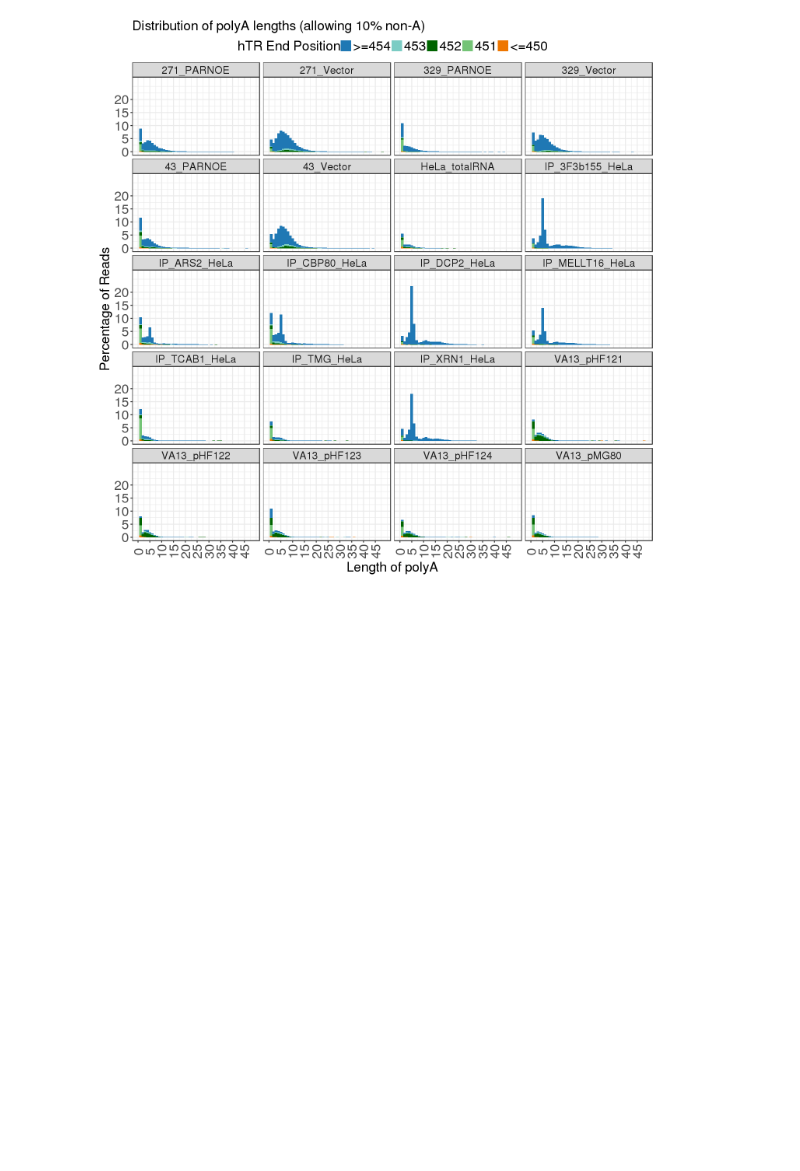
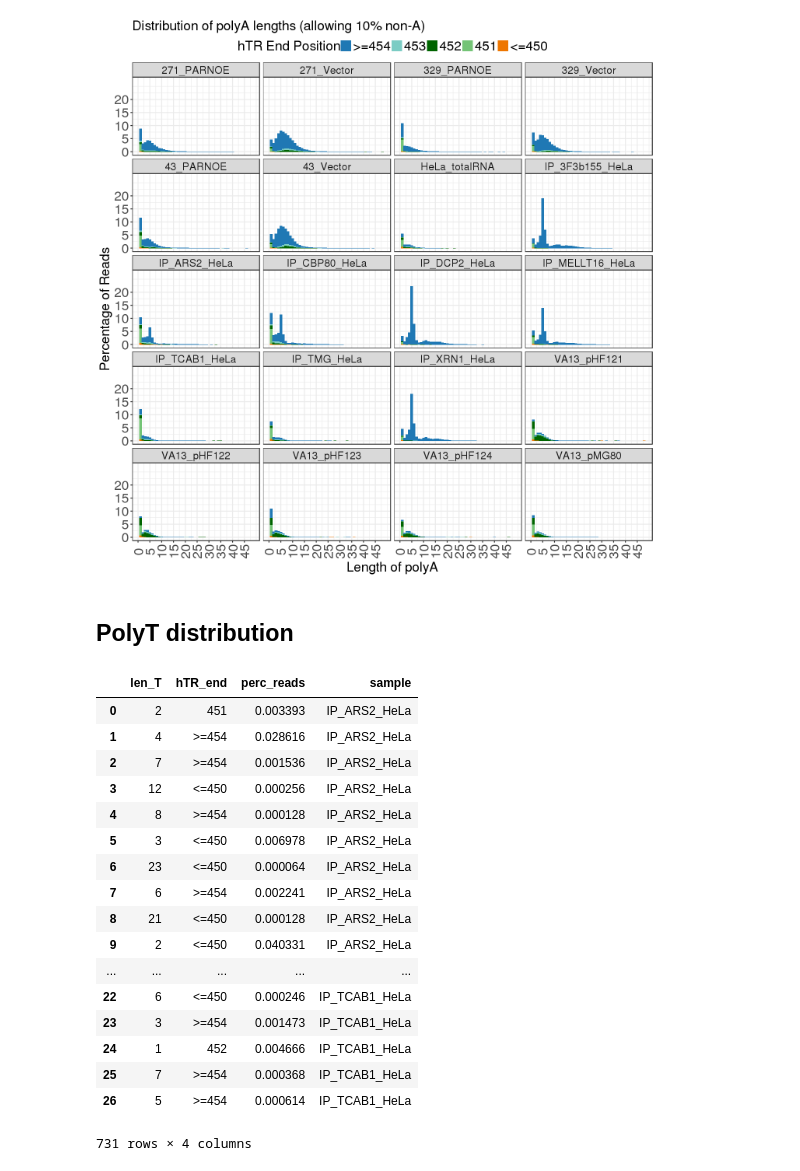
Before and after one commit to morganweichert/hTR_3prime_RACE_Analysis, a Jupyter notebook: hTR_3prime_RACE_analysis.ipynb, the cells around one changed output. Cells and saved outputs as stored; diff of their text form; code cells hidden in the pictures; blank space fills up the shorter version.

```diff
--- a/hTR_3prime_RACE_analysis.ipynb
+++ b/hTR_3prime_RACE_analysis.ipynb
@@ -420,7 +412,7 @@ primer_seq = "CAGGAAGAGGAACGGAGCGAGT" # hTR specific primer sequence
 primer = regex.compile('('+primer_seq+'){s<=2}') # allow 2 mm when searching for primer sequence
 
 
-path = "./seq_filtered_cat/" # path to reads processed in section 1.1
+path = "/home/msr/code_examples/hTR_3prime_RACE_analysis_files/processed_data/seq_filtered/" # path to reads processed in section 1.1
 for sample in os.listdir(path): # for each sample
     if re.match('.*_1\.fastq', sample): # only the forward reads (rev reads are biased to shorter versions of hTR)
 
@@ -461,7 +453,7 @@ for sample in os.listdir(path): # for each sample
                         if (match_primer and (match_primer.group()[:2] == primer_seq[:2])):
                             bc = read[:match_primer.start()] # identify barcode sequence as sequence preceding primer
 
-                        if len(bc) == 10: # barcode must be 10nt
+                        if (len(bc) == 10 and ('N' not in bc)): # barcode must be 10nt and NOT contain any Ns
                             key = (ntna, hTR_coord, bc) # this is the key for the dict:
                                                         # tuple of (ntna seq, the hTR ending coord, barcode seq)
                             hTR_bc_dict[key] += 1 # count every time this key occurs in the sample
@@ -473,7 +465,7 @@ for sample in os.listdir(path): # for each sample
         fh.close() # close fastq file
 
         # save dictonary as tsv file, here we have done nothing but keep track of barcodes
-        with open("./ntna_dict_BCadded/"+samp+".tsv", 'wa') as fh_out1:
+        with open("/home/msr/code_examples/hTR_3prime_RACE_analysis_files/processed_data/ntna_dict_BCadded/"+samp+".tsv", 'wa') as fh_out1:
             for key, val in hTR_bc_dict.items(): # loop through dictionary and save as tsv file
                 fh_out1.write(str(key[0]) + "\t" + # ntna seq
                               str(key[1]) + "\t" + # hTR ending coordinate
@@ -493,7 +485,7 @@ for sample in os.listdir(path): # for each sample
                                                            # (ntna seq, hTR ending coordinate)
 
         # save collapsed barcode dict as tsv file
-        with open("./ntna_dict_BCFILTER/"+samp+".tsv", 'wa') as fh_out2:
+        with open("/home/msr/code_examples/hTR_3prime_RACE_analysis_files/processed_data/ntna_dict_BCFILTER/"+samp+".tsv", 'wa') as fh_out2:
             for key, val in hTR_dict.items():
                 # normalize to total reads in sample and multiple by 100 to get percent normalized reads
                 perc = str(((float(val)/float(read_count))*100))
@@ -555,10 +828,11 @@ TCTGTTCTTTCATGGGGAAGCAGATTTGGGTACCACCCAAGTAAA  451.0  1     0.000162225473942  6
 %%bash
 
 # create directory for saving fig
-mkdir -p fig
+mkdir -p /home/msr/code_examples/hTR_3prime_RACE_analysis_files/fig
 
 # concatenate all the ntna tsv files per sample into one file
-for i in ./ntna_dict_BCFILTER/*.tsv; do cat $i >> ./all_samples.tsv; done
+for i in /home/msr/code_examples/hTR_3prime_RACE_analysis_files/processed_data/ntna_dict_BCFILTER/*.tsv; \
+do cat $i >> /home/msr/code_examples/hTR_3prime_RACE_analysis_files/processed_data/all_samples.tsv; done
 # %%
 ## start R kernel
 library(ggplot2)
@@ -837,3 +1432,5 @@ g <- ggplot(data_bins,
 g
 # %% [output]
 [figure]
+# %% [markdown]
+## PolyT distribution
@@ -839,0 +1505,36 @@ g
+# %%
+path = "/home/msr/Projects/hui-fang/MOLNG-2232/processed_data/ntna_dict_BCFILTER/"
+df_summary = pd.DataFrame(columns=('len_T', 'hTR_end', 'perc_reads', 'sample')) # initialize dataframe
+
+for sample in os.listdir(path): # for each sample
+    T_dist = get_T_dist(path + sample, 'allow_10%_non') # call the get_T_dist function with polyT threshold allowing 10% nonT
+    df_T = make_T_dist_df(T_dist) # convert get_T_dist dict to dataframe
+    df_summary = df_summary.append(df_T)
+df_summary
+
+out_file = "./processed_data/T_dist_df_10percNonT/sample_summary_Tdist.csv" # outfile
+df_summary.to_csv(out_file, index = False) # save dataframe as csv
+
+# save as excel spreadsheet, each sample will be a differnt tab
+writer = pd.ExcelWriter('./spreadsheets/T_dist_df_10percNonT/sample_summary_Tdist.xlsx')
+df_summary.to_excel(writer)
+writer.save()
+# %% [output]
+|  | len_T | hTR_end | perc_reads | sample |
+| 0 | 2 | 451 | 0.003393 | IP_ARS2_HeLa |
+| 1 | 4 | >=454 | 0.028616 | IP_ARS2_HeLa |
+| 2 | 7 | >=454 | 0.001536 | IP_ARS2_HeLa |
+| 3 | 12 | <=450 | 0.000256 | IP_ARS2_HeLa |
+| 4 | 8 | >=454 | 0.000128 | IP_ARS2_HeLa |
+| 5 | 3 | <=450 | 0.006978 | IP_ARS2_HeLa |
+| 6 | 23 | <=450 | 0.000064 | IP_ARS2_HeLa |
+| 7 | 6 | >=454 | 0.002241 | IP_ARS2_HeLa |
+| 8 | 21 | <=450 | 0.000128 | IP_ARS2_HeLa |
+| 9 | 2 | <=450 | 0.040331 | IP_ARS2_HeLa |
+| ... | ... | ... | ... | ... |
+| 22 | 6 | <=450 | 0.000246 | IP_TCAB1_HeLa |
+| 23 | 3 | >=454 | 0.001473 | IP_TCAB1_HeLa |
+| 24 | 1 | 452 | 0.004666 | IP_TCAB1_HeLa |
+| 25 | 7 | >=454 | 0.000368 | IP_TCAB1_HeLa |
+| 26 | 5 | >=454 | 0.000614 | IP_TCAB1_HeLa |
+731 rows × 4 columns
```
Also changed, not shown: parts of 63 cells of this notebook.
